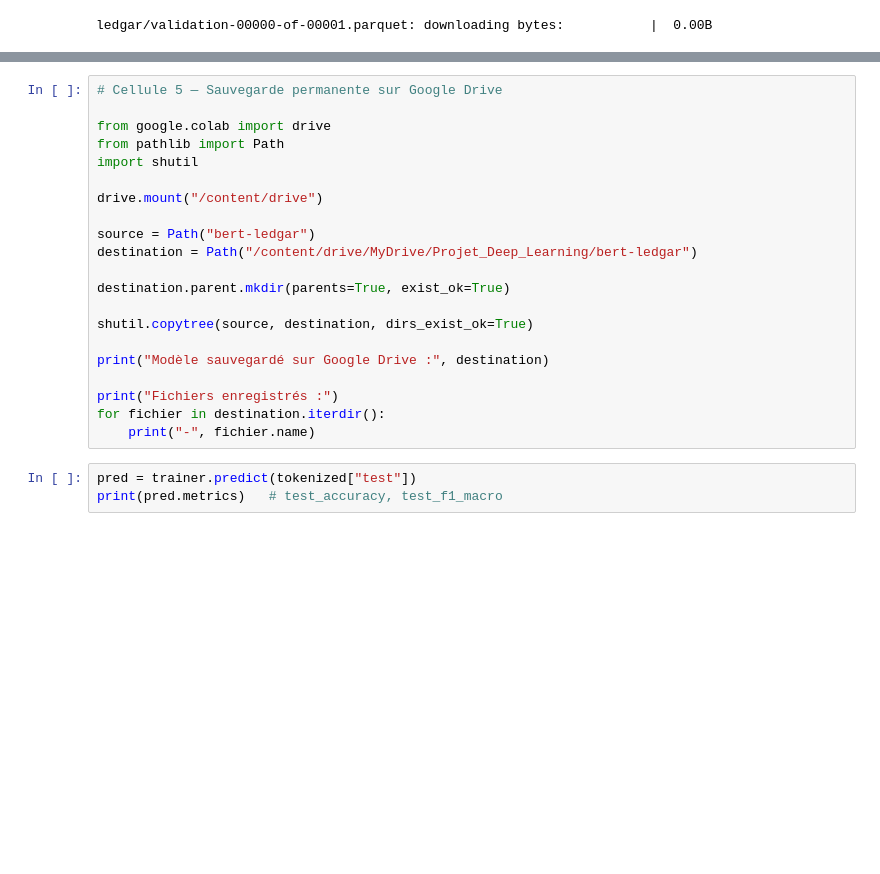
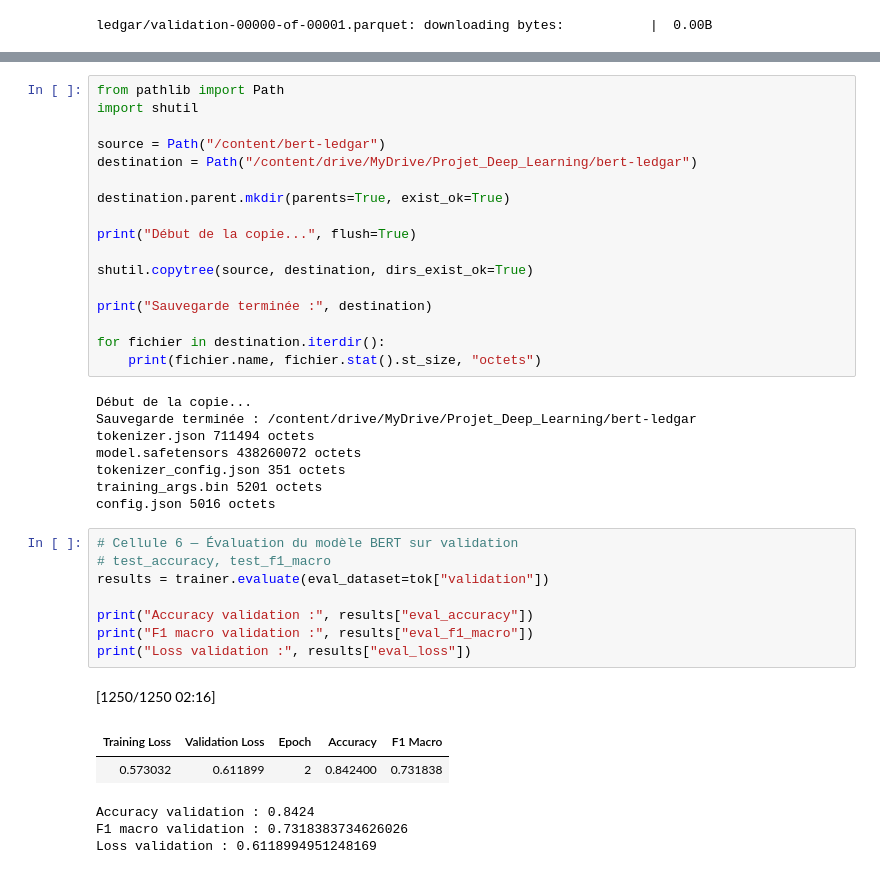
Before and after one commit to Charles-Scannavino/Projet_Deep_Learning, a Jupyter notebook: notebooks/colab.ipynb, the cells around one changed output, grey strips where cells are left out. Saved outputs shown, nothing was run; the diff lists cells and outputs as text; blank space fills up the shorter version.

Commit message:
Update notebooks with latest Colab and VS Code executions

```diff
--- a/notebooks/colab.ipynb
+++ b/notebooks/colab.ipynb
@@ -96,24 +117,40 @@ tokenizer.save_pretrained("bert-ledgar")
 # %%
-# Cellule 5 — Sauvegarde permanente sur Google Drive
-
-from google.colab import drive
 from pathlib import Path
 import shutil
 
-drive.mount("/content/drive")
-
-source = Path("bert-ledgar")
+source = Path("/content/bert-ledgar")
 destination = Path("/content/drive/MyDrive/Projet_Deep_Learning/bert-ledgar")
 
 destination.parent.mkdir(parents=True, exist_ok=True)
 
+print("Début de la copie...", flush=True)
+
 shutil.copytree(source, destination, dirs_exist_ok=True)
 
-print("Modèle sauvegardé sur Google Drive :", destination)
+print("Sauvegarde terminée :", destination)
 
-print("Fichiers enregistrés :")
 for fichier in destination.iterdir():
-    print("-", fichier.name)
+    print(fichier.name, fichier.stat().st_size, "octets")
+# %% [output]
+Début de la copie...
+Sauvegarde terminée : /content/drive/MyDrive/Projet_Deep_Learning/bert-ledgar
+tokenizer.json 711494 octets
+model.safetensors 438260072 octets
+tokenizer_config.json 351 octets
+training_args.bin 5201 octets
+config.json 5016 octets
-# %%
-pred = trainer.predict(tokenized["test"])
-print(pred.metrics)   # test_accuracy, test_f1_macro
+# %%
+# Cellule 6 — Évaluation du modèle BERT sur validation
+# test_accuracy, test_f1_macro
+results = trainer.evaluate(eval_dataset=tok["validation"])
+
+print("Accuracy validation :", results["eval_accuracy"])
+print("F1 macro validation :", results["eval_f1_macro"])
+print("Loss validation :", results["eval_loss"])
+# %% [output]
+[1250/1250 02:16]
+| Training Loss | Validation Loss | Epoch | Accuracy | F1 Macro |
+| 0.573032 | 0.611899 | 2 | 0.842400 | 0.731838 |
+Accuracy validation : 0.8424
+F1 macro validation : 0.7318383734626026
+Loss validation : 0.6118994951248169
```
Also changed, not shown: parts of 4 cells of this notebook, 1 other file.
